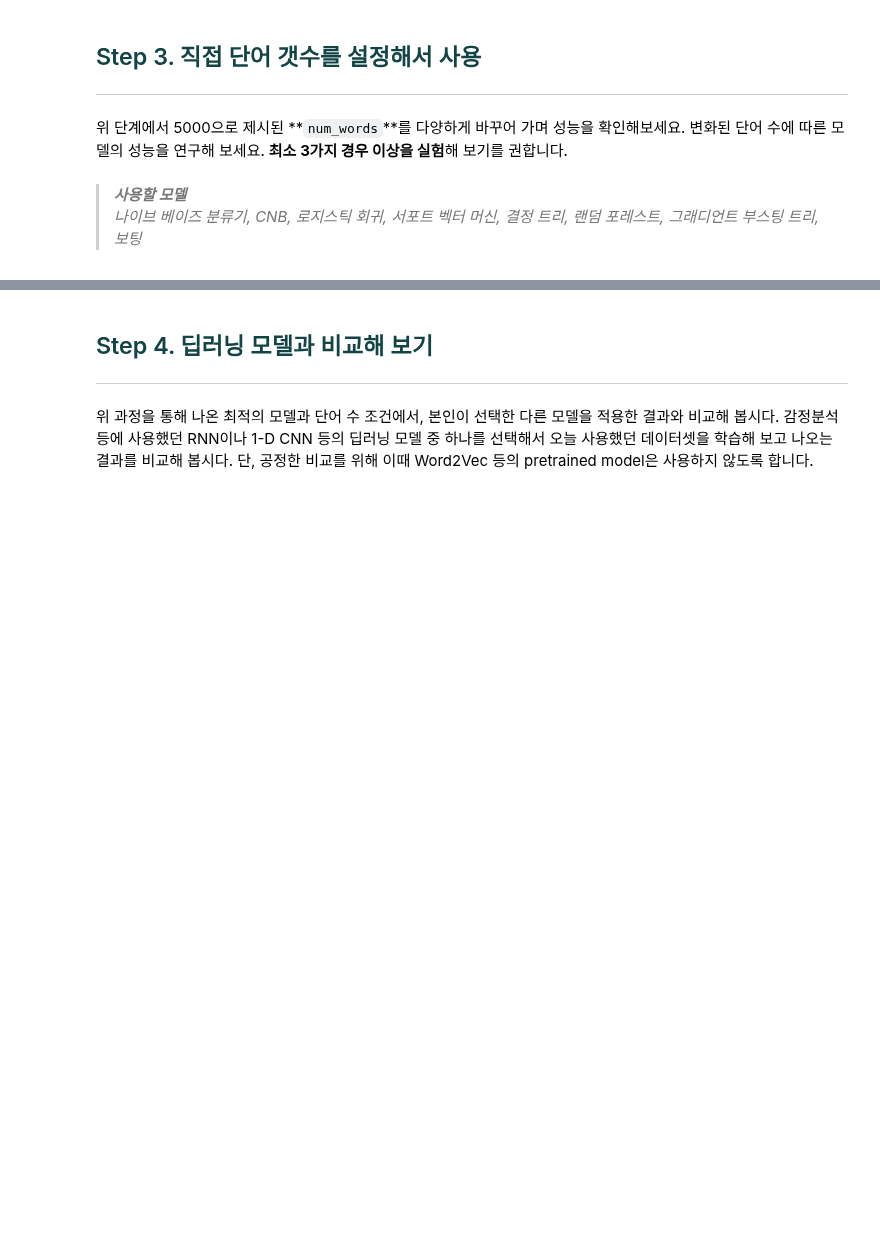
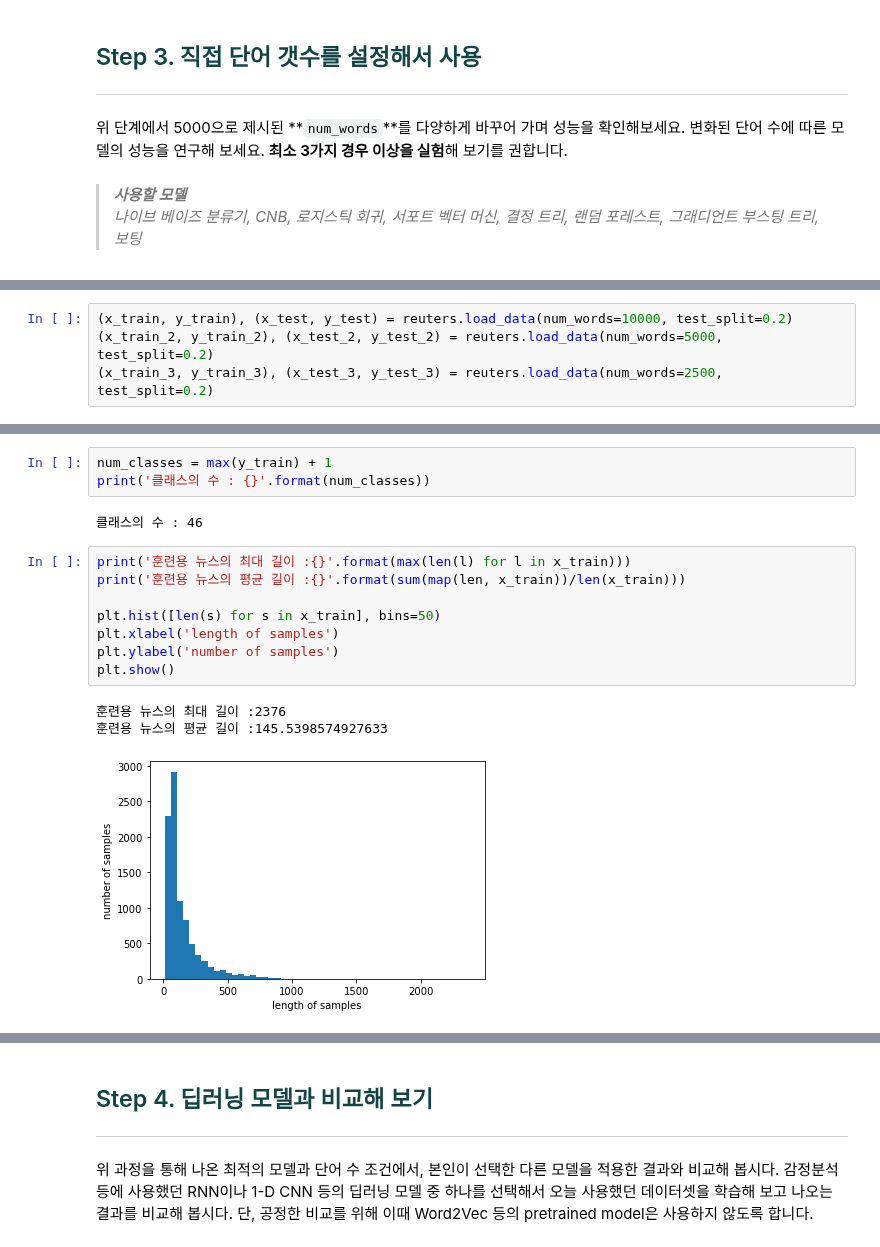
Before and after one commit to nogi519/aiffel, a Jupyter notebook: GD/P4. 뉴스 카테고리 다중분류.ipynb, the cells around one changed output, grey strips where cells are left out. Drawn from its saved outputs; the diff is of its cells as text; blank space fills up the shorter version.

```diff
--- a/GD/P4. 뉴스 카테고리 다중분류.ipynb
+++ b/GD/P4. 뉴스 카테고리 다중분류.ipynb
@@ -39,0 +62,4 @@
+# %%
+(x_train, y_train), (x_test, y_test) = reuters.load_data(num_words=10000, test_split=0.2)
+(x_train_2, y_train_2), (x_test_2, y_test_2) = reuters.load_data(num_words=5000, test_split=0.2)
+(x_train_3, y_train_3), (x_test_3, y_test_3) = reuters.load_data(num_words=2500, test_split=0.2)
@@ -39,0 +78,17 @@
+# %%
+num_classes = max(y_train) + 1
+print('클래스의 수 : {}'.format(num_classes))
+# %% [output]
+클래스의 수 : 46
+# %%
+print('훈련용 뉴스의 최대 길이 :{}'.format(max(len(l) for l in x_train)))
+print('훈련용 뉴스의 평균 길이 :{}'.format(sum(map(len, x_train))/len(x_train)))
+
+plt.hist([len(s) for s in x_train], bins=50)
+plt.xlabel('length of samples')
+plt.ylabel('number of samples')
+plt.show()
+# %% [output]
+훈련용 뉴스의 최대 길이 :2376
+훈련용 뉴스의 평균 길이 :145.5398574927633
+[figure, added]
```
Also changed, not shown: parts of 25 cells of this notebook.
